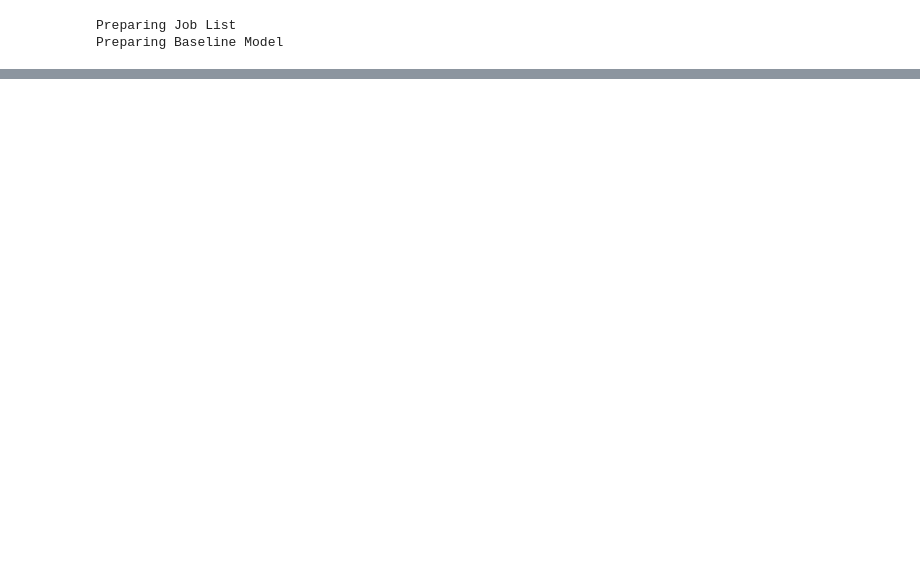
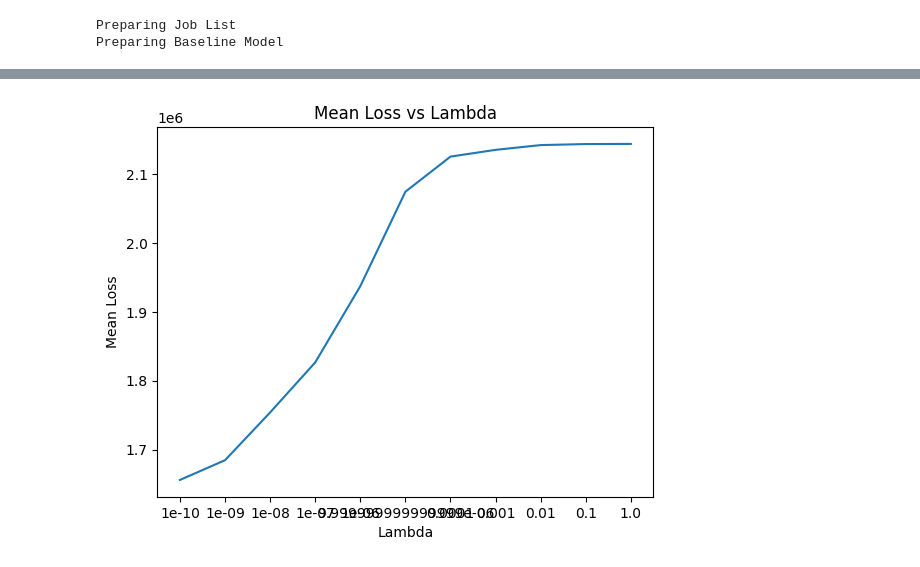
Before and after one commit to Deconomix/Deconomix, a Jupyter notebook: examples/Test_HPS2.ipynb, the cells around one changed output, grey strips where cells are left out. Saved outputs shown, nothing was run; the diff lists cells and outputs as text; code cells hidden in the pictures; blank space fills up the shorter version.

```diff
--- a/examples/Test_HPS2.ipynb
+++ b/examples/Test_HPS2.ipynb
@@ -63,0 +316,5 @@ KeyboardInterrupt:
+# %%
+results_df = pd.DataFrame(np.zeros((5,11)), columns=np.logspace(-10, 0, num=11), index=range(5))
+
+for result in res:
+    results_df.loc[result['fold'], result['lambda']] = result['loss']
@@ -63,0 +330,13 @@ KeyboardInterrupt:
+# %%
+import matplotlib.pyplot as plt
+
+mean_losses = results_df.mean(axis=0)
+
+plt.plot(range(11), mean_losses)
+plt.xlabel('Lambda')
+plt.xticks(range(11), np.logspace(-10, 0, num=11))
+plt.ylabel('Mean Loss')
+plt.title('Mean Loss vs Lambda')
+plt.show()
+# %% [output]
+[figure, added]
```
Also changed, not shown: parts of 13 cells of this notebook, 1 other file.
